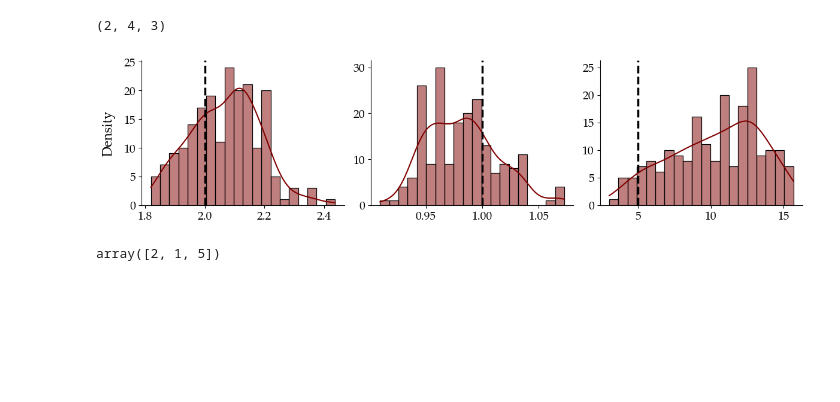
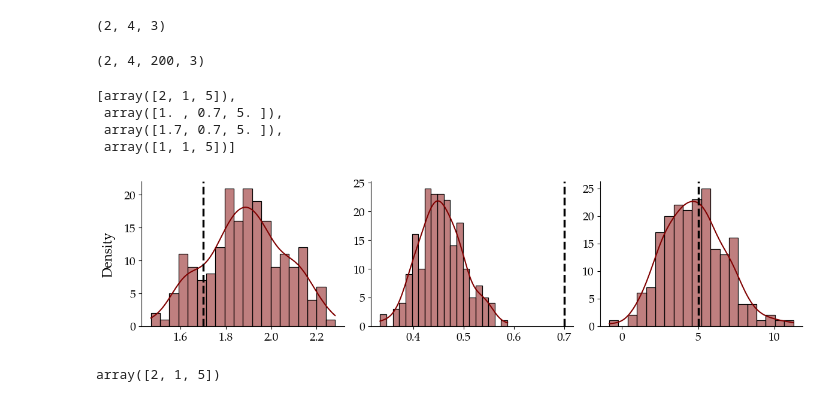
Before and after one commit to LuSchumacher/prospect_theory, a Jupyter notebook: notebooks/03_simulation_study.ipynb, the cells around one changed output. Cells and saved outputs as stored; diff of their text form; code cells hidden in the pictures; blank space fills up the shorter version.

```diff
--- a/notebooks/03_simulation_study.ipynb
+++ b/notebooks/03_simulation_study.ipynb
@@ -49,22 +49,23 @@ context_old = gamble_old[[
 # %% [markdown]
 ## Agents
 # %%
-tau = 5
+pt_tau = 5
+mvl_tau = 1.5
 b_weights = 0.5
 alpha = 0.7
 lamda = 2
 
-theta_pt_la = np.array([lamda, 1, tau])
-theta_pt_var = np.array([1, alpha, tau])
-theta_pt_both = np.array([1.7, alpha, tau])
-theta_pt_no = np.array([1, 1, tau])
+theta_pt_la = np.array([lamda, 1, pt_tau])
+theta_pt_var = np.array([1, alpha, pt_tau])
+theta_pt_both = np.array([1.7, alpha, pt_tau])
+theta_pt_no = np.array([1, 1, pt_tau])
 
 theta_pt = [theta_pt_la, theta_pt_var, theta_pt_both, theta_pt_no]
 
-theta_mvl_la = np.array([0, b_weights, tau])
-theta_mvl_var = np.array([b_weights, 0, tau])
-theta_mvl_both = np.array([b_weights, 0.3, tau])
-theta_mvl_no = np.array([0, 0, tau])
+theta_mvl_la = np.array([0, b_weights, mvl_tau])
+theta_mvl_var = np.array([b_weights, 0, mvl_tau])
+theta_mvl_both = np.array([b_weights, 0.3, mvl_tau])
+theta_mvl_no = np.array([0, 0, mvl_tau])
 
 theta_mvl = [theta_mvl_la, theta_mvl_var, theta_mvl_both, theta_mvl_no]
 # %% [markdown]
@@ -173,6 +177,9 @@ for idx in np.ndindex(pt_post_z.shape[:2]):
         {"summary_conditions": pt_agent_data[i, j].astype(np.float32)},
         NUM_SAMPLES
     )
-    # mvl_post_z[i, j] = np.random.rand(context_new.shape[0], NUM_SAMPLES, 3)
+    mvl_post_z[i, j] = mvl_amortizer.sample(
+        {"summary_conditions": mvl_agent_data[i, j].astype(np.float32)},
+        NUM_SAMPLES
+    )
 # %%
 pt_post = pt_post_z * PT_PRIOR_STD + PT_PRIOR_MEAN
@@ -179,5 +187,6 @@ pt_post = pt_post_z * PT_PRIOR_STD + PT_PRIOR_MEAN
 # %%
 pt_post_median = np.median(pt_post, axis=3)
+mvl_post_median = np.median(pt_post, axis=3)
 # %%
 def get_rmse(y_true, y_pred):
     y_true = np.array(y_true)
@@ -187,29 +196,42 @@ def get_rmse(y_true, y_pred):
     return rmse
 # %%
 pt_rmses = np.zeros((2, 4, 3))
+mvl_rmses = np.zeros((2, 4, 3))
 for idx in np.ndindex(pt_post_median.shape[:2]):
     i, j = idx
     pt_rmses[i, j] = get_rmse(theta_pt[j], pt_post_median[i, j])
+    mvl_rmses[i, j] = get_rmse(theta_mvl[j], mvl_post_median[i, j])
 # %%
 pt_rmses.shape
 # %% [output]
 (2, 4, 3)
+# %%
+pt_post_median.shape
+# %% [output]
+(2, 4, 200, 3)
+# %%
+theta_pt
+# %% [output]
+[array([2, 1, 5]),
+ array([1. , 0.7, 5. ]),
+ array([1.7, 0.7, 5. ]),
+ array([1, 1, 5])]
 # %%
 fig = plt.figure(figsize=(12, 3))
 axs = fig.subplots(nrows=1, ncols=3)
 for i, ax in enumerate(axs):
-    sns.histplot(pt_post_median[0, 0, :, i], ax=ax, color='maroon', kde=True, bins=20)
-    ax.axvline(x=theta_pt[0][i], linestyle='--', color='black', linewidth=2.5)
+    sns.histplot(pt_post_median[0, 2, :, i], ax=ax, color='maroon', kde=True, bins=20)
+    ax.axvline(x=theta_pt[2][i], linestyle='--', color='black', linewidth=2.5)
     # ax.set_title(param_names[i], fontsize=FONTSIZE_1)
     ax.tick_params(axis='both', which='major', labelsize=FONTSIZE_3)
     if i == 0:
         ax.set_ylabel("Density", fontsize=FONTSIZE_2, labelpad=10)
     else:
         ax.set_ylabel("")
 sns.despine()
 plt.tight_layout()
 # %% [output]
-[figure, old version]
+[figure, new version]
 # %%
 test_data = np.zeros((120, 7))
 test_data[:, 0] = sample_pt_model(theta_pt[j], context_new)
```
Also changed, not shown: parts of 12 cells of this notebook, 7 other files.
